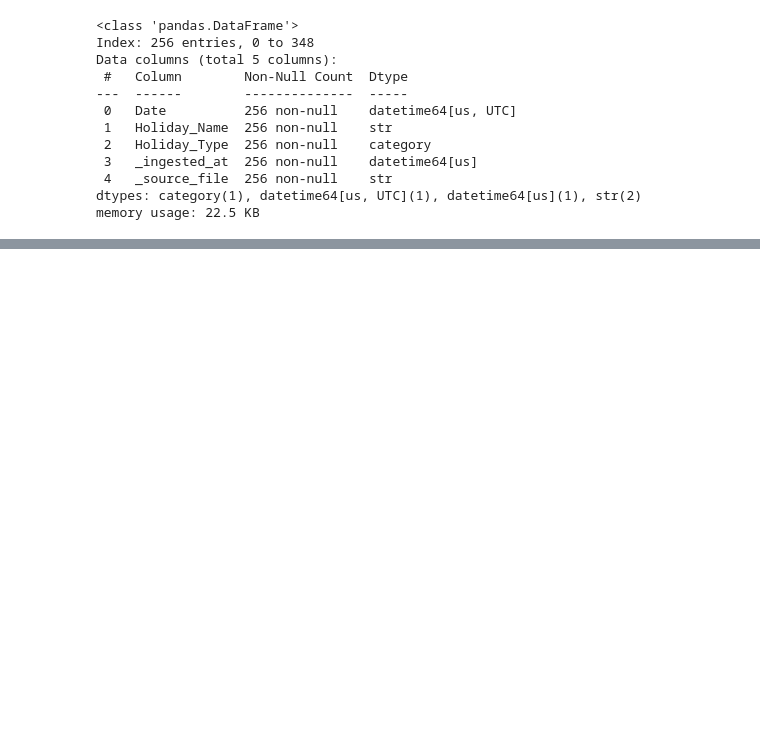
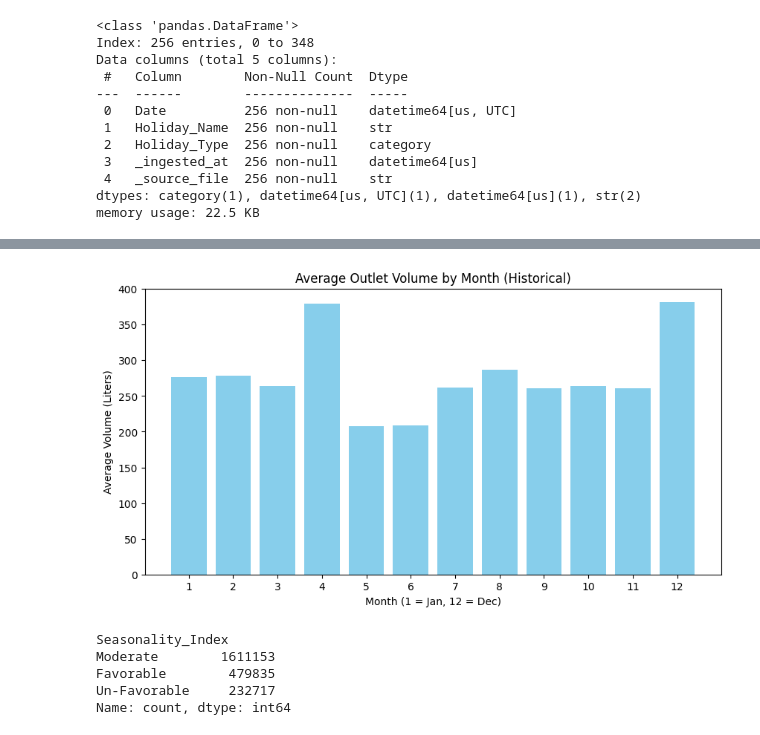
Before and after one commit to Dilharajay/technova_datastrom, a Jupyter notebook: main.ipynb, the cells around one changed output, grey strips where cells are left out. Cells and saved outputs as stored; diff of their text form; code cells hidden in the pictures; blank space fills up the shorter version.

```diff
--- a/main.ipynb
+++ b/main.ipynb
@@ -306,0 +374,24 @@ memory usage: 456.9+ MB
+# %%
+monthly_outlet_vol = df.groupby(['Year', 'Month', 'Outlet_ID'])['Volume_Liters'].sum().reset_index()
+
+avg_monthly_vol = monthly_outlet_vol.groupby('Month')['Volume_Liters'].mean().reset_index()
+
+avg_monthly_vol_sorted = avg_monthly_vol.sort_values(by='Volume_Liters', ascending=False)
+
+plt.figure(figsize=(10, 5))
+plt.bar(avg_monthly_vol['Month'], avg_monthly_vol['Volume_Liters'], color='skyblue')
+plt.title('Average Outlet Volume by Month (Historical)')
+plt.xlabel('Month (1 = Jan, 12 = Dec)')
+plt.ylabel('Average Volume (Liters)')
+plt.xticks(range(1, 13))
+plt.show()
+# %% [output]
+[figure, added]
+# %%
+df.Seasonality_Index.value_counts()
+# %% [output]
+Seasonality_Index
+Moderate        1611153
+Favorable        479835
+Un-Favorable     232717
+Name: count, dtype: int64
```
Also changed, not shown: parts of 35 cells of this notebook, 4 other files.
